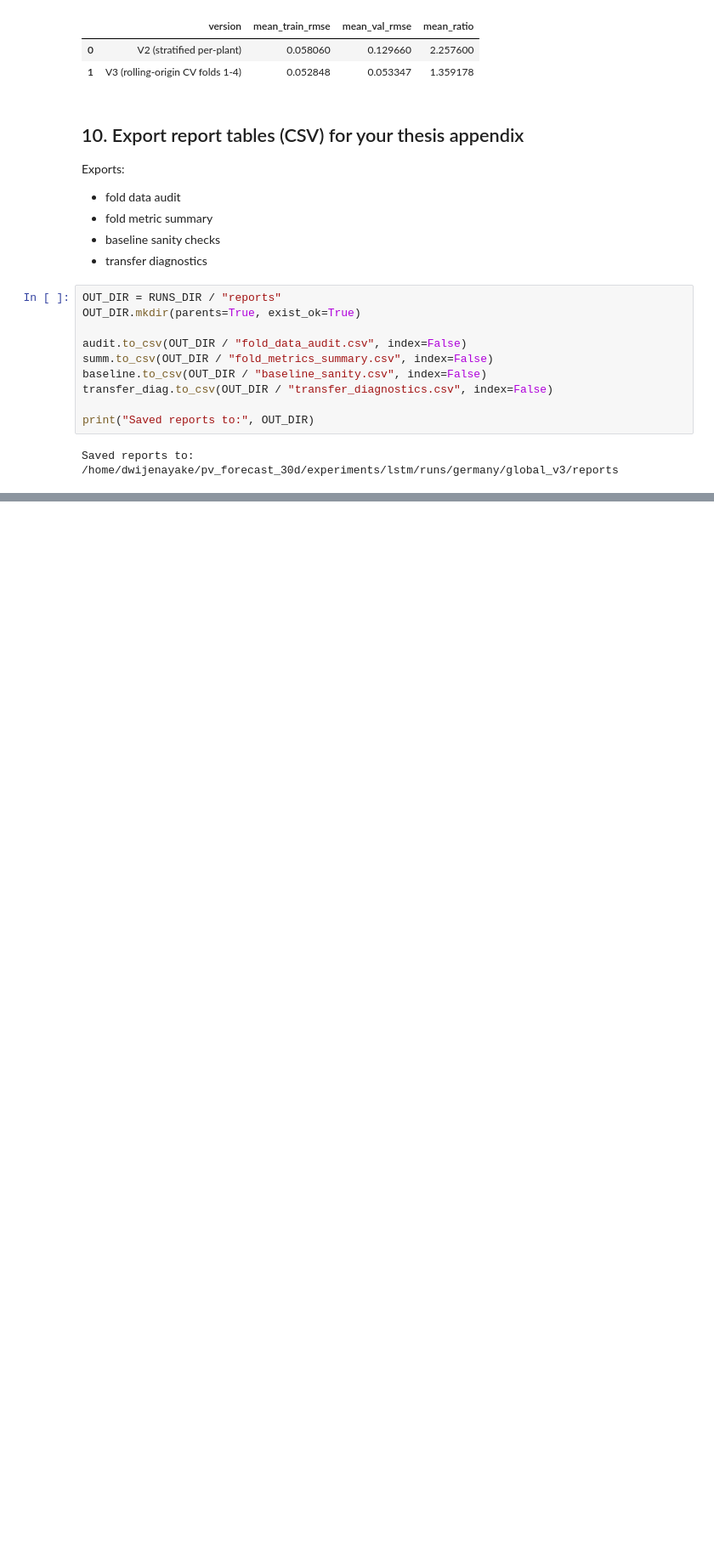
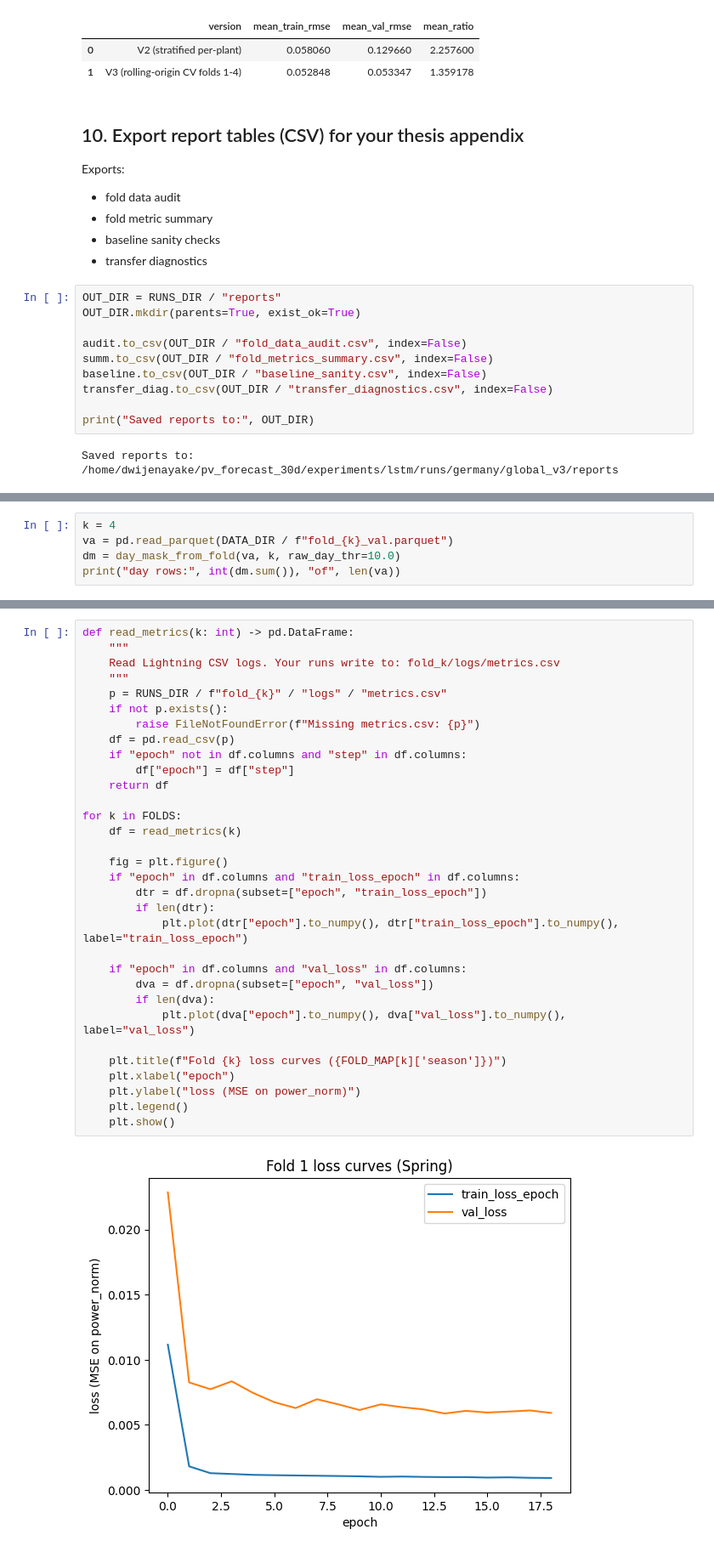
Before and after one commit to dulanjan-i/pv_forecast_30d, a Jupyter notebook: notebooks/lstm/stage3_V3.1_validation.ipynb, the cells around one changed output, grey strips where cells are left out. Shown: that part at 85% size. Drawn from its saved outputs; the diff is of its cells as text; blank space fills up the shorter version.

```diff
--- a/notebooks/lstm/stage3_V3.1_validation.ipynb
+++ b/notebooks/lstm/stage3_V3.1_validation.ipynb
@@ -668,0 +1111,5 @@ Saved reports to: /home/dwijenayake/pv_forecast_30d/experiments/lstm/runs/german
+# %%
+k = 4
+va = pd.read_parquet(DATA_DIR / f"fold_{k}_val.parquet")
+dm = day_mask_from_fold(va, k, raw_day_thr=10.0)
+print("day rows:", int(dm.sum()), "of", len(va))
@@ -668,0 +1122,34 @@ Saved reports to: /home/dwijenayake/pv_forecast_30d/experiments/lstm/runs/german
+# %%
+def read_metrics(k: int) -> pd.DataFrame:
+    """
+    Read Lightning CSV logs. Your runs write to: fold_k/logs/metrics.csv
+    """
+    p = RUNS_DIR / f"fold_{k}" / "logs" / "metrics.csv"
+    if not p.exists():
+        raise FileNotFoundError(f"Missing metrics.csv: {p}")
+    df = pd.read_csv(p)
+    if "epoch" not in df.columns and "step" in df.columns:
+        df["epoch"] = df["step"]
+    return df
+
+for k in FOLDS:
+    df = read_metrics(k)
+
+    fig = plt.figure()
+    if "epoch" in df.columns and "train_loss_epoch" in df.columns:
+        dtr = df.dropna(subset=["epoch", "train_loss_epoch"])
+        if len(dtr):
+            plt.plot(dtr["epoch"].to_numpy(), dtr["train_loss_epoch"].to_numpy(), label="train_loss_epoch")
+
+    if "epoch" in df.columns and "val_loss" in df.columns:
+        dva = df.dropna(subset=["epoch", "val_loss"])
+        if len(dva):
+            plt.plot(dva["epoch"].to_numpy(), dva["val_loss"].to_numpy(), label="val_loss")
+
+    plt.title(f"Fold {k} loss curves ({FOLD_MAP[k]['season']})")
+    plt.xlabel("epoch")
+    plt.ylabel("loss (MSE on power_norm)")
+    plt.legend()
+    plt.show()
+# %% [output]
+[figure, added]
```
Also changed, not shown: parts of 55 cells of this notebook, 5 other files.
